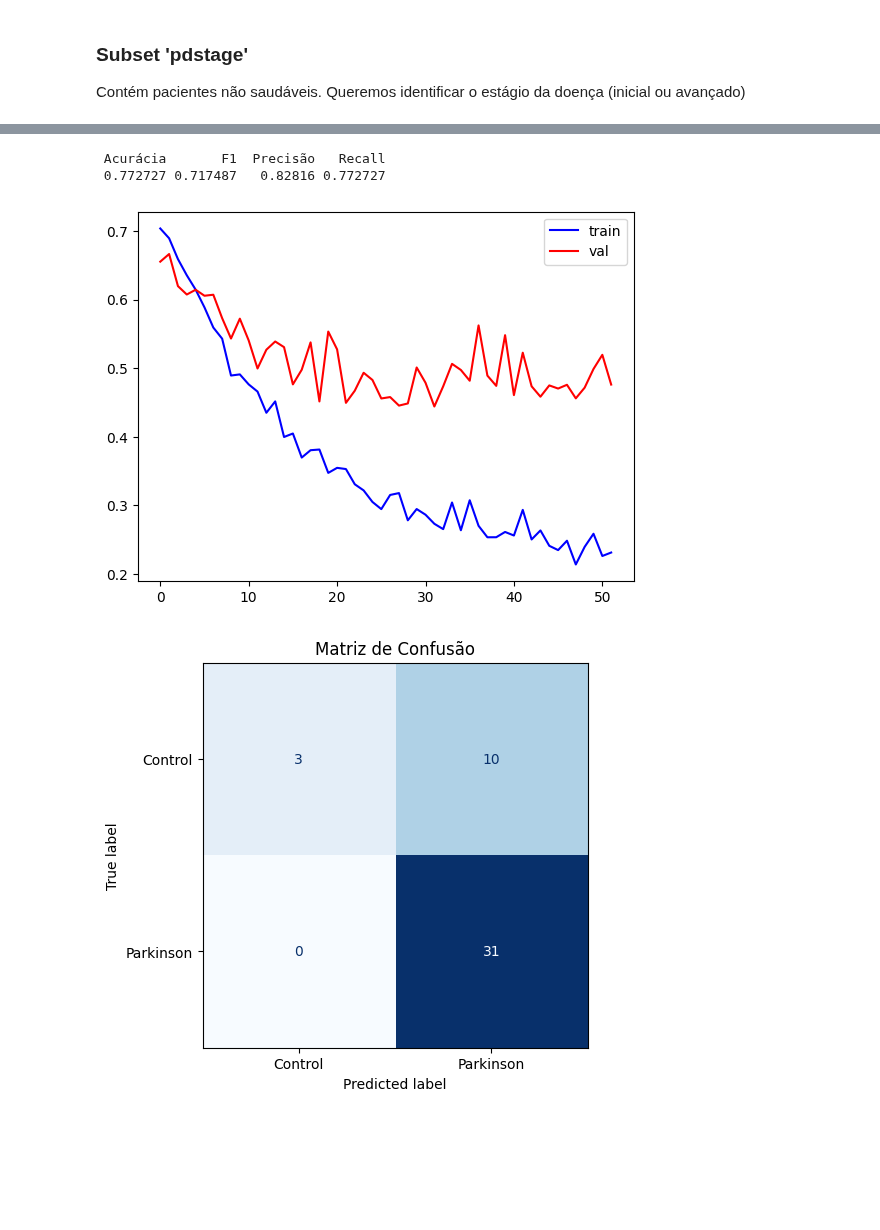
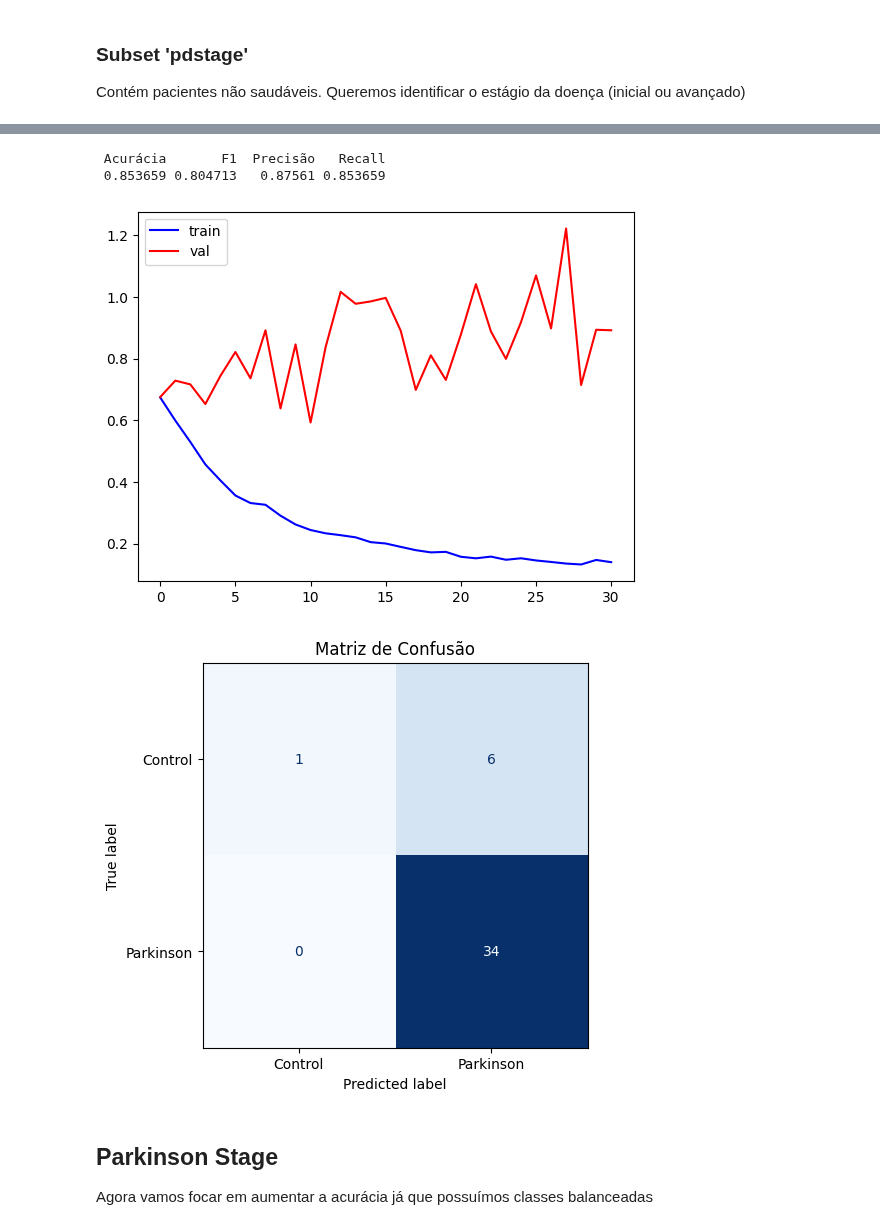
Before and after one commit to TheoRiffel/Parkinson-Diagnosis-Deeplearning, a Jupyter notebook: notebooks/6_multimodal.ipynb, the cells around one changed output, grey strips where cells are left out. Saved outputs shown, nothing was run; the diff lists cells and outputs as text; code cells hidden in the pictures; blank space fills up the shorter version.

```diff
--- a/notebooks/6_multimodal.ipynb
+++ b/notebooks/6_multimodal.ipynb
@@ -68,6 +67,11 @@ ValueError: Found array with dim 5. None expected <= 2.
 # %% [markdown]
 ### Subset 'healthcheck'
 Contém todos os pacientes. Queremos separar entre saudáveis e não saudáveis (Parkinson ou Prodomal)
+# %%
+def get_healthcheck(X: np.array, y: np.array) -> tuple[np.array, np.array]:
+    y_hcheck = y.copy()
+    y_hcheck[y_hcheck == 2] = 1
+    return X, y_hcheck
 # %% [markdown]
 ### Subset 'pdstage'
 Contém pacientes não saudáveis. Queremos identificar o estágio da doença (inicial ou avançado)
@@ -125 +121,30 @@ Wall time: 17 s
+# %%
+path="../weights/1_correlation_matrix"
+
+if path is not None:
+    model.load_state_dict(torch.load( f"{path}/best_model.pth", map_location=device))
+model.eval()
+
+all_preds, all_probs, all_labels = [], [], []
+
+with torch.no_grad():
+    for x, y in test_loader:
+        x, y = x.to(device), y.to(device)
+        out = model(x)
+        preds = out.argmax(1)
+        nonhealthy_probs = out.softmax(1)[:, 1]
+        all_preds.extend([int(p) for p in preds.cpu().numpy()])
+        all_labels.extend(y.cpu().numpy())
+        all_probs.extend([float(p) for p in nonhealthy_probs.cpu().numpy()])
+# %%
+from sklearn.metrics import f1_score, accuracy_score, recall_score, precision_score
+
+metrics = {
+    'preds': all_preds,
+    'labels': all_labels,
+    'acc': accuracy_score(all_labels, all_preds),
+    'f1':  f1_score(all_labels, all_preds, average='weighted'),
+    'precision': precision_score(all_labels, all_preds, average='weighted'),
+    'recall':  recall_score(all_labels, all_preds, average='weighted')
+}
 # %% [markdown]
@@ -127,16 +158,15 @@ Wall time: 17 s
 # %%
 # Criando e plotando os resultados.
 parkinson.utils.results.metrics_to_dataframe(metrics)
-fig_loss = parkinson.utils.results.plot_losses(out['train_loss'],out['val_loss'])
-fig_loss.show()
-fig_cf = parkinson.utils.results.plot_confusion_matrix(metrics['preds'], metrics['labels'], class_names=['Control','Parkinson'])
-fig_cf.show()
-
-# Salvando as figuras.
-fig_loss.savefig(f"{SAVE_PATH}/loss_curve_{CORR_METHOD}.png", bbox_inches='tight')
-fig_cf.savefig(f"{SAVE_PATH}/confusion_matrix_{CORR_METHOD}.png", bbox_inches='tight')
+parkinson.utils.results.plot_losses(train_results['train_loss'], train_results['val_loss'])
+parkinson.utils.results.plot_confusion_matrix(metrics['preds'], metrics['labels'], class_names=['Control','Parkinson'])
+plt.show()
 # %% [output]
  Acurácia       F1  Precisão   Recall
- 0.772727 0.717487   0.82816 0.772727
+ 0.853659 0.804713   0.87561 0.853659
-[figure, old version]
+[figure, new version]
-[figure, old version]
+[figure, new version]
+# %% [markdown]
+## Parkinson Stage
+
+Agora vamos focar em aumentar a acurácia já que possuímos classes balanceadas
```
Also changed, not shown: parts of 19 cells of this notebook.
